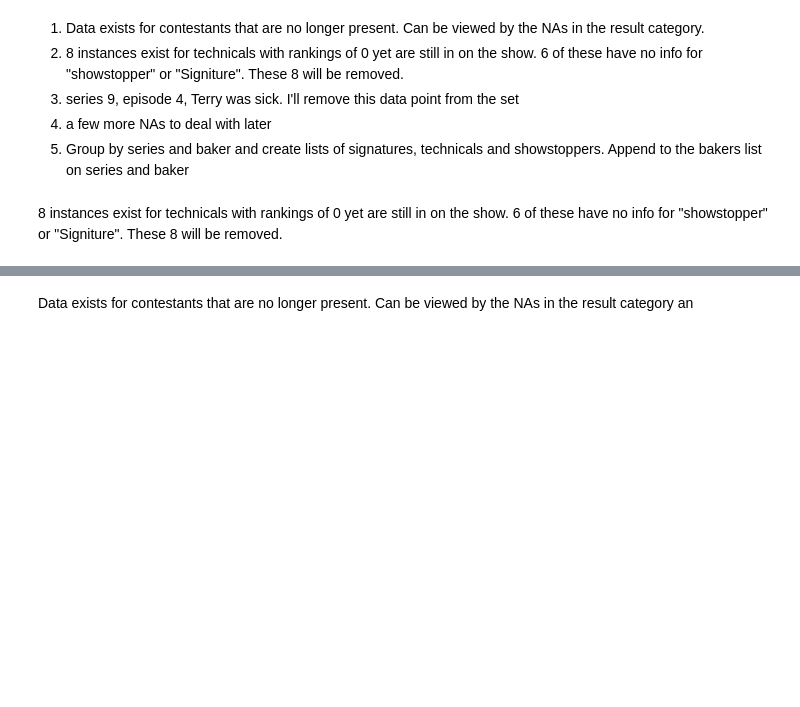
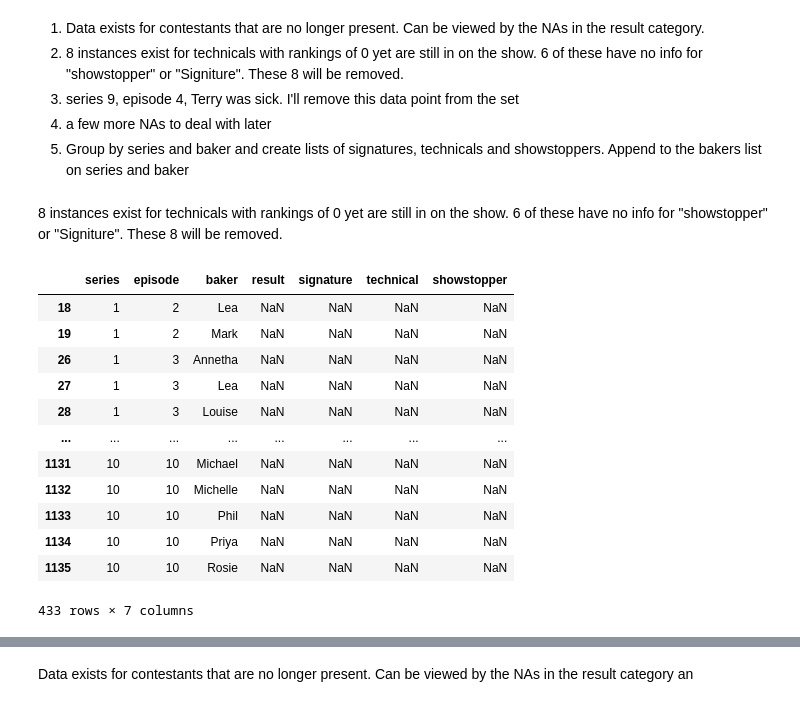
Before and after one commit to mgargiulo07/Capstone2, a Jupyter notebook: Cap_2_Data_Wrangling.ipynb, the cells around one changed output, grey strips where cells are left out. Drawn from its saved outputs; the diff is of its cells as text; code cells hidden in the pictures; blank space fills up the shorter version.

```diff
--- a/Cap_2_Data_Wrangling.ipynb
+++ b/Cap_2_Data_Wrangling.ipynb
@@ -141,0 +146,16 @@ bakers_df_final
+# %%
+challenges[challenges.signature.isna()]
+# %% [output]
+|  | series | episode | baker | result | signature | technical | showstopper |
+| 18 | 1 | 2 | Lea | NaN | NaN | NaN | NaN |
+| 19 | 1 | 2 | Mark | NaN | NaN | NaN | NaN |
+| 26 | 1 | 3 | Annetha | NaN | NaN | NaN | NaN |
+| 27 | 1 | 3 | Lea | NaN | NaN | NaN | NaN |
+| 28 | 1 | 3 | Louise | NaN | NaN | NaN | NaN |
+| ... | ... | ... | ... | ... | ... | ... | ... |
+| 1131 | 10 | 10 | Michael | NaN | NaN | NaN | NaN |
+| 1132 | 10 | 10 | Michelle | NaN | NaN | NaN | NaN |
+| 1133 | 10 | 10 | Phil | NaN | NaN | NaN | NaN |
+| 1134 | 10 | 10 | Priya | NaN | NaN | NaN | NaN |
+| 1135 | 10 | 10 | Rosie | NaN | NaN | NaN | NaN |
+433 rows × 7 columns
```
Also changed, not shown: parts of 22 cells of this notebook, 1 other file.
